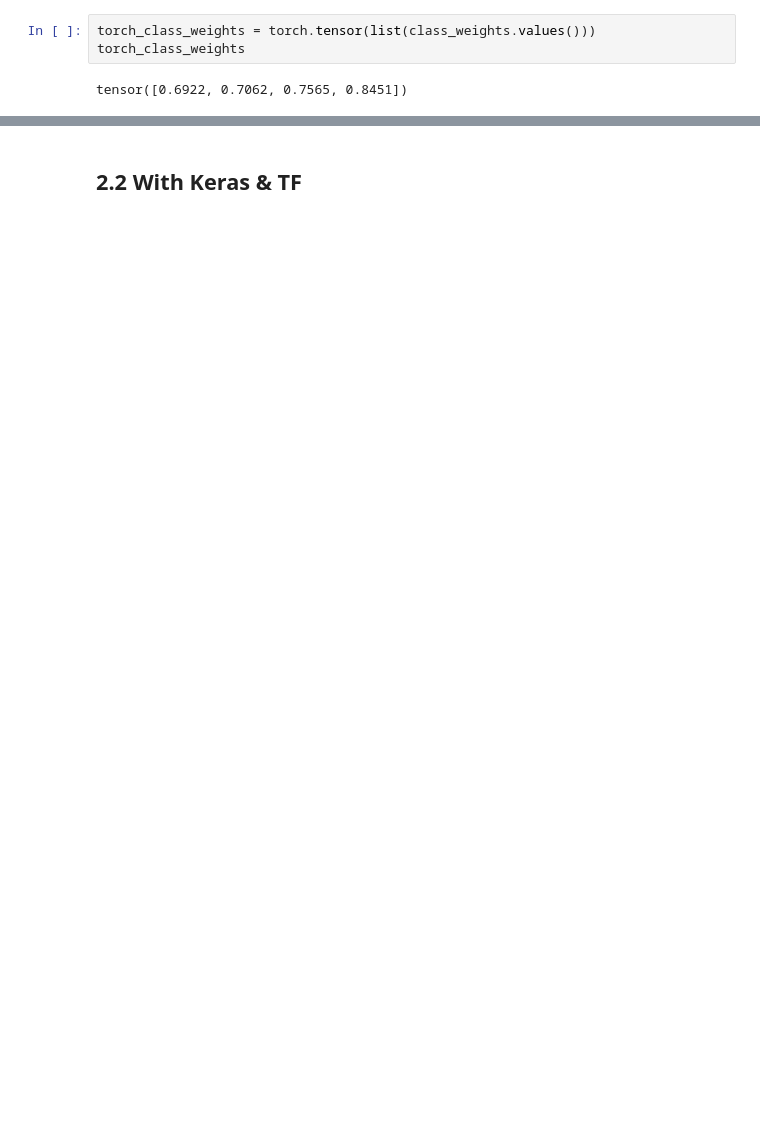
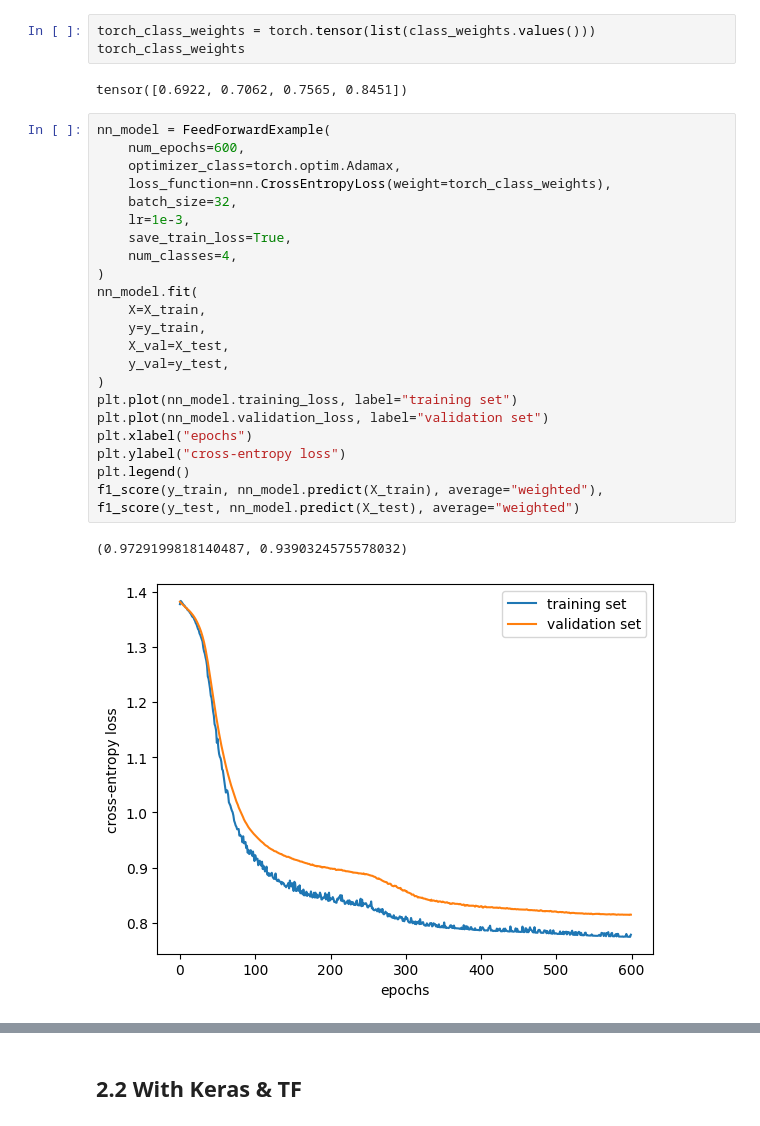
Before and after one commit to mariscoglio/bio482_cell_classifier, a Jupyter notebook: model_eval.ipynb, the cells around one changed output, grey strips where cells are left out. Drawn from its saved outputs; the diff is of its cells as text; blank space fills up the shorter version.

```diff
--- a/model_eval.ipynb
+++ b/model_eval.ipynb
@@ -302,3 +379,28 @@ torch_class_weights = torch.tensor(list(class_weights.values()))
 torch_class_weights
 # %% [output]
 tensor([0.6922, 0.7062, 0.7565, 0.8451])
+# %%
+nn_model = FeedForwardExample(
+    num_epochs=600,
+    optimizer_class=torch.optim.Adamax,
+    loss_function=nn.CrossEntropyLoss(weight=torch_class_weights),
+    batch_size=32,
+    lr=1e-3,
+    save_train_loss=True,
+    num_classes=4,
+)
+nn_model.fit(
+    X=X_train,
+    y=y_train,
+    X_val=X_test,
+    y_val=y_test,
+)
+plt.plot(nn_model.training_loss, label="training set")
+plt.plot(nn_model.validation_loss, label="validation set")
+plt.xlabel("epochs")
+plt.ylabel("cross-entropy loss")
+plt.legend()
+f1_score(y_train, nn_model.predict(X_train), average="weighted"), f1_score(y_test, nn_model.predict(X_test), average="weighted")
+# %% [output]
+(0.9729199818140487, 0.9390324575578032)
+[figure, added]
```
Also changed, not shown: parts of 21 cells of this notebook, 2 other files.
